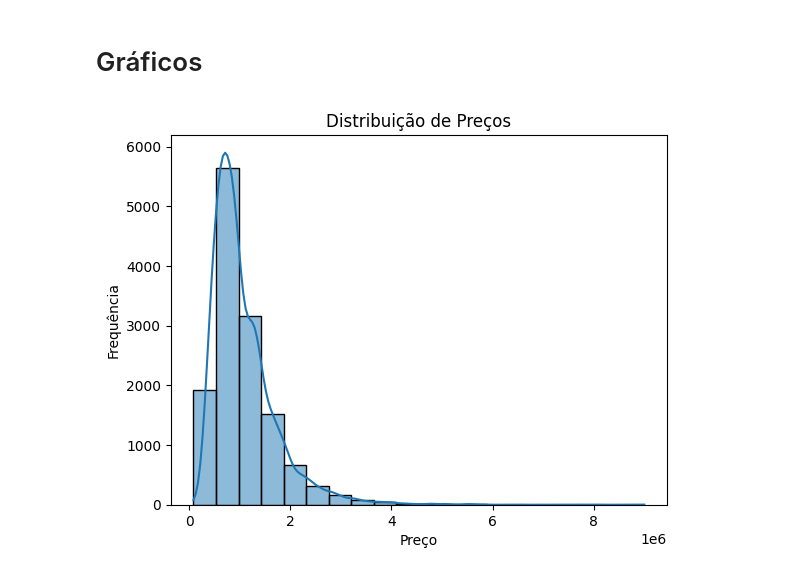
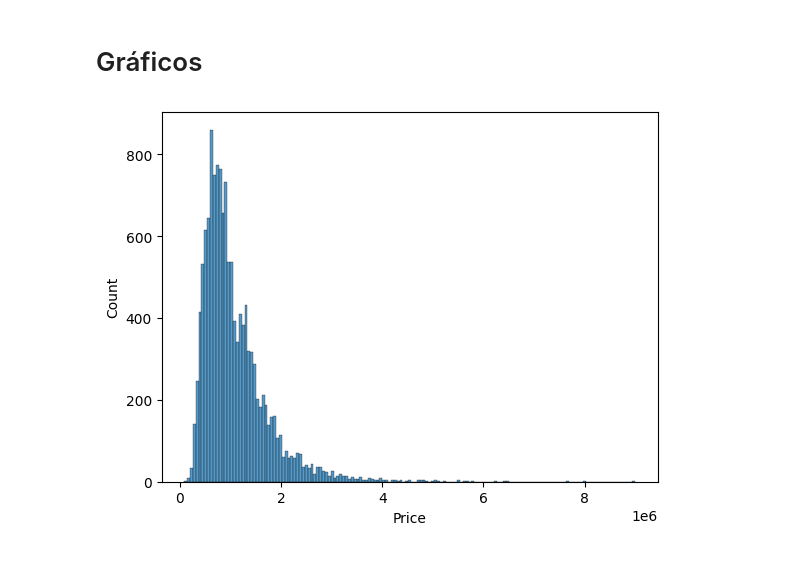
Before and after one commit to GaBevilacqua/CD, a Jupyter notebook: Melbourne.ipynb, the cells around one changed output. Cells and saved outputs as stored; diff of their text form; code cells hidden in the pictures.

```diff
--- a/Melbourne.ipynb
+++ b/Melbourne.ipynb
@@ -90,12 +89,9 @@ display(df.isnull().sum())
 dtype: int64
 # %% [markdown]
 # Gráficos
-# %%
-sns.histplot(df['Price'], kde=True, bins=20)
-plt.title('Distribuição de Preços')
-plt.xlabel('Preço')
-plt.ylabel('Frequência')
-plt.show()
-# %% [output]
-[figure, removed]
+# %%
+sns.histplot(df['Price'])
+plt.show()
+# %% [output]
+[figure, added]
 # %%
```
Also changed, not shown: parts of 3 cells of this notebook.
